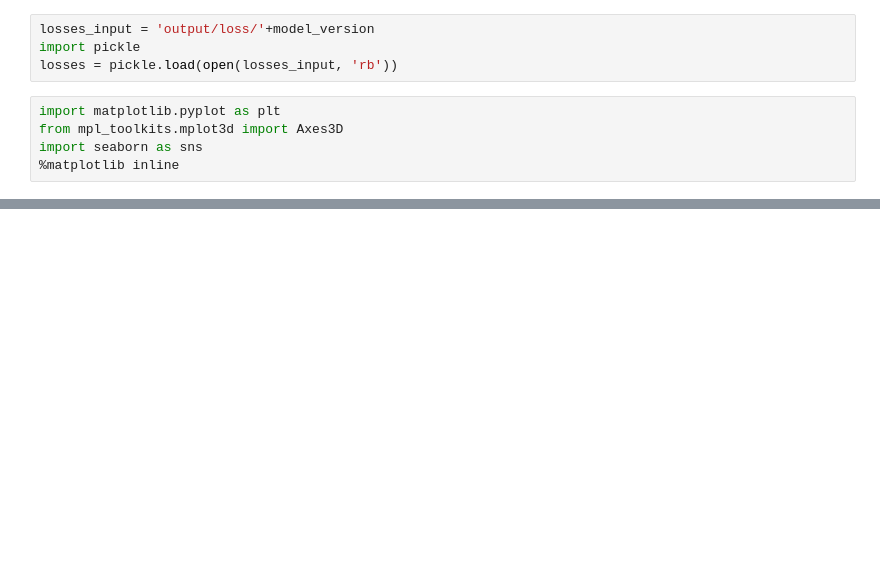
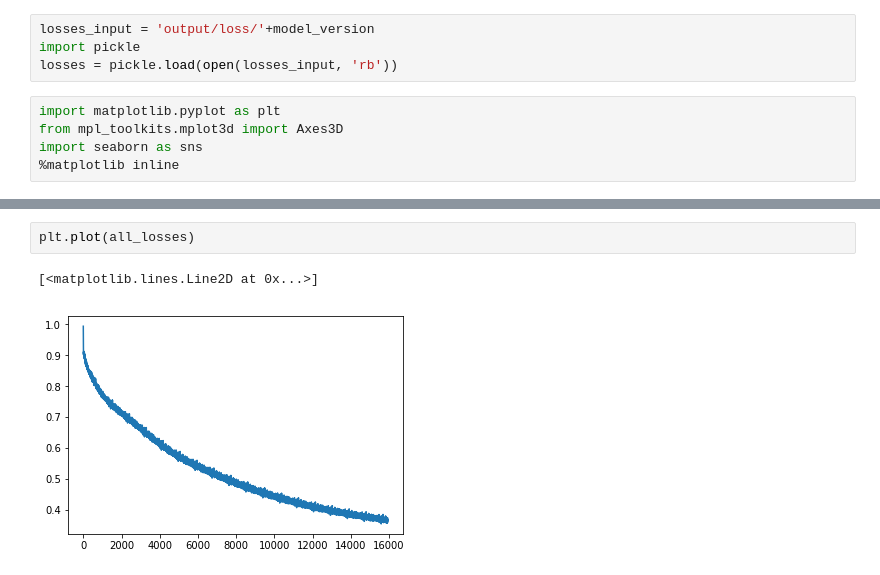
Before and after one commit to xju2/trackingML, a Jupyter notebook: ipynb/testRNNModuleBased.ipynb, the cells around one changed output, grey strips where cells are left out. Saved outputs shown, nothing was run; the diff lists cells and outputs as text; blank space fills up the shorter version.

```diff
--- a/ipynb/testRNNModuleBased.ipynb
+++ b/ipynb/testRNNModuleBased.ipynb
@@ -121,0 +126,5 @@ plt.plot(losses)
+# %%
+plt.plot(all_losses)
+# %% [output]
+[<matplotlib.lines.Line2D at 0x...>]
+[figure, added]
```
Also changed, not shown: parts of 4 cells of this notebook, 11 other files.
